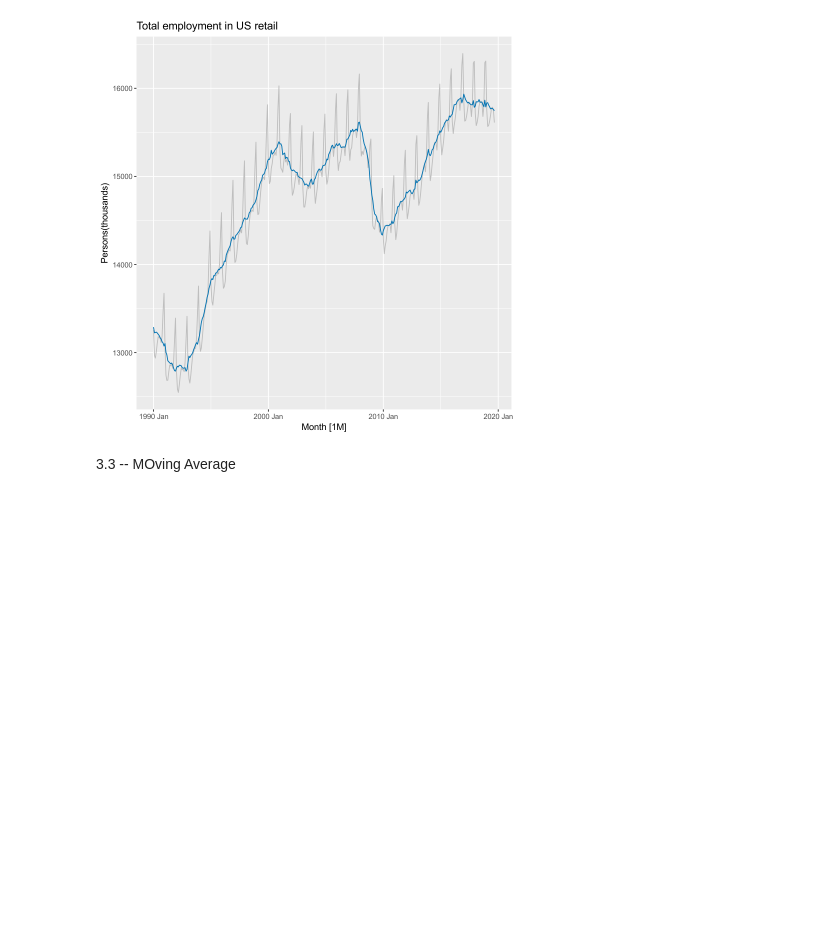
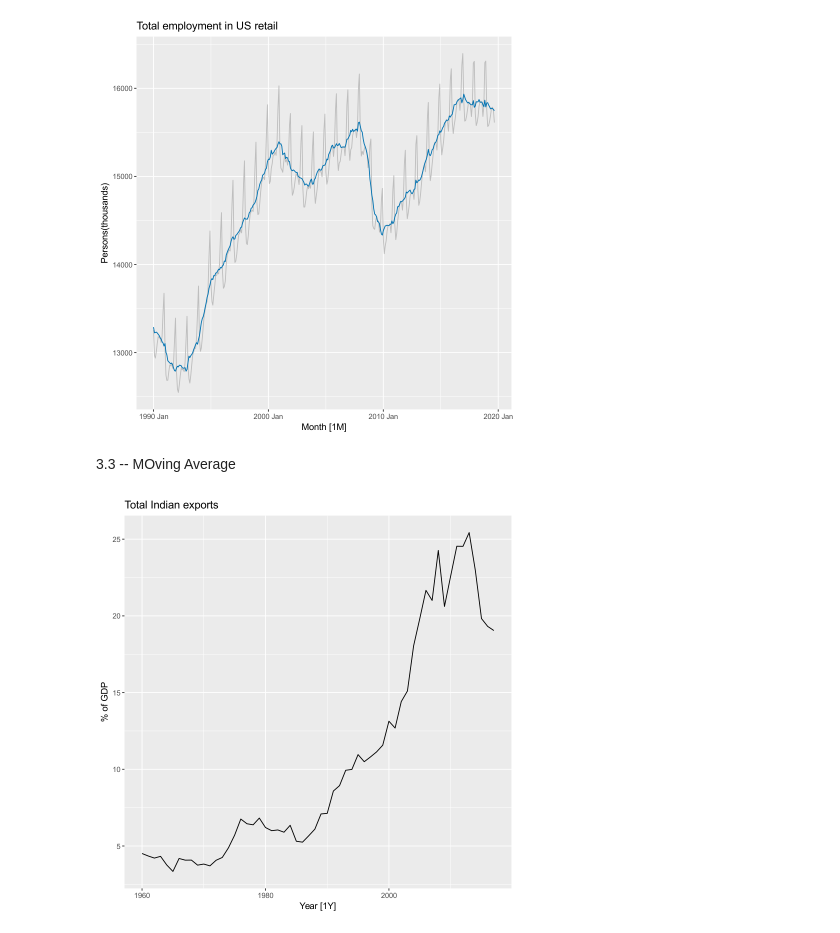
Before and after one commit to ARKA1112/Time_Series_R, a Jupyter notebook: OTEXTS_3.ipynb, the cells around one changed output. Saved outputs shown, nothing was run; the diff lists cells and outputs as text; code cells hidden in the pictures; blank space fills up the shorter version.

```diff
--- a/OTEXTS_3.ipynb
+++ b/OTEXTS_3.ipynb
@@ -225,5 +222,11 @@ title="Total employment in US retail")
 # %%
 #m-MA means m order moving average
 # where m = 2k+1
 
-# For example, consider Figure 3.9 which shows exports of
+# For example, consider Figure 3.9 which shows exports of India as a percentage of GDP from 1960 to 2017
+
+
+global_economy |> filter(Country=="India") |> autoplot(Exports)+
+labs(y="% of GDP", title="Total Indian exports")
+# %% [output]
+[figure, added]
```
Also changed, not shown: parts of 28 cells of this notebook.
